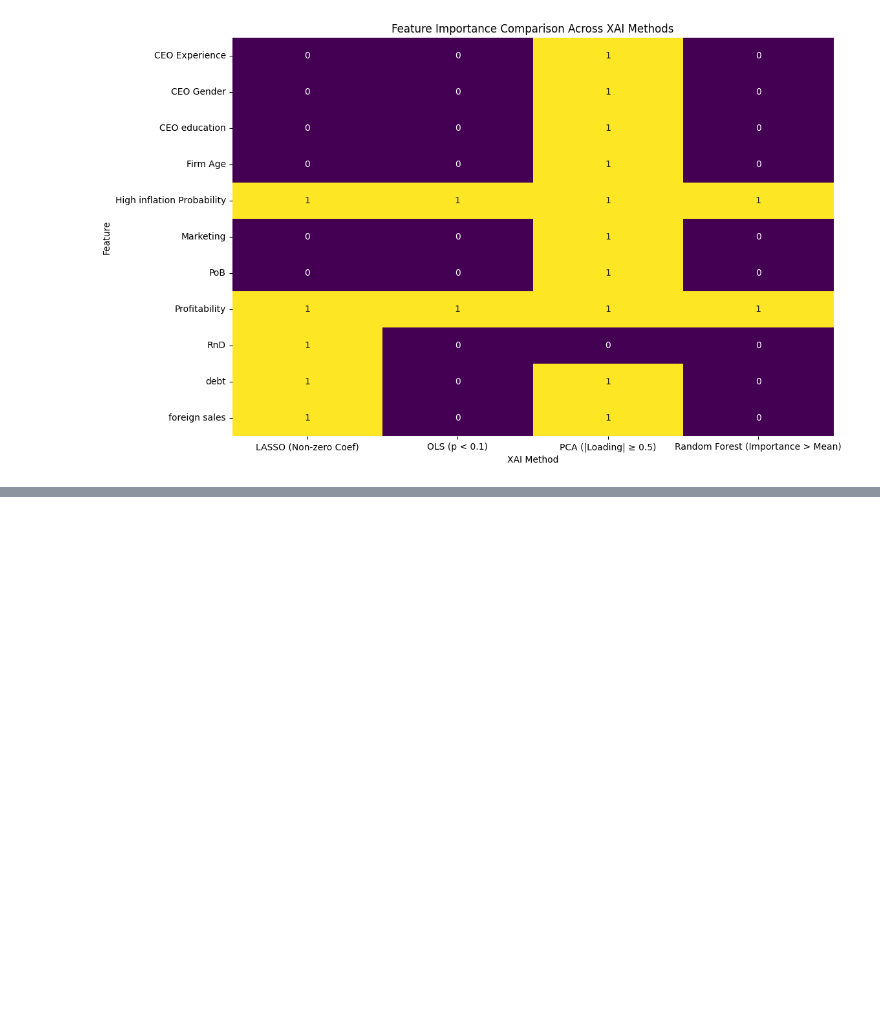
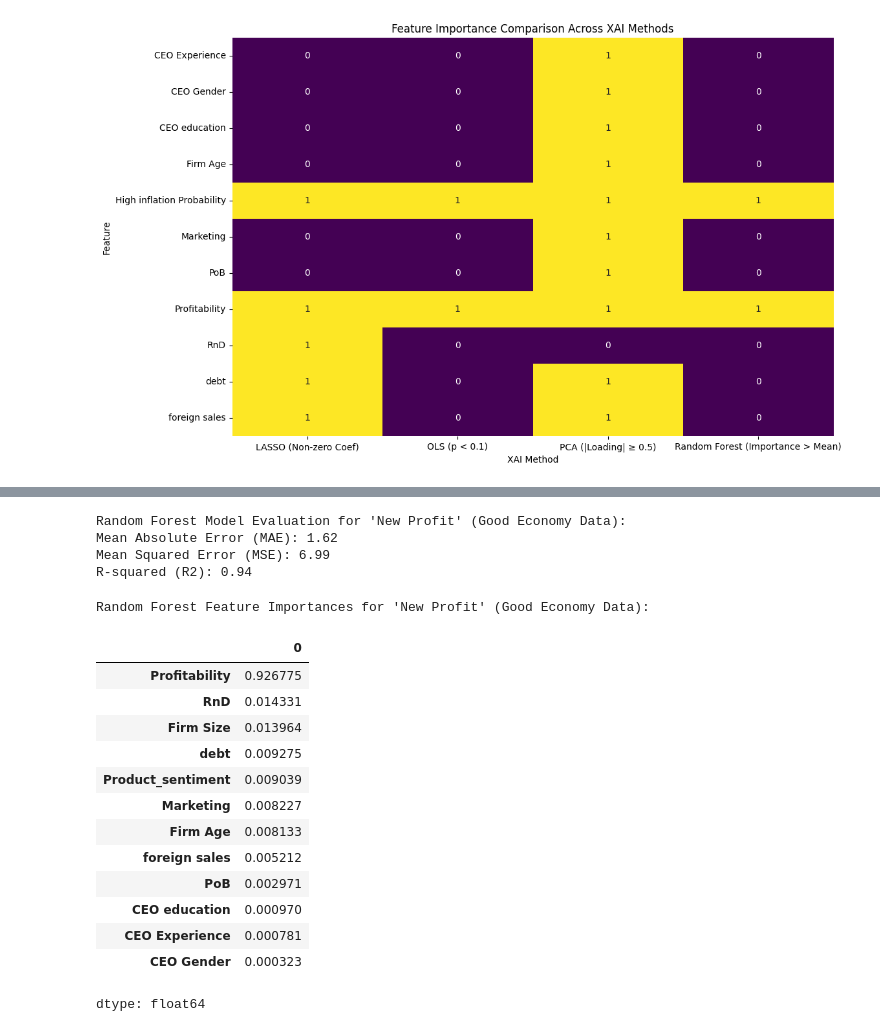
Before and after one commit to ashleyak7/MSCI-151-week-1-workshops, a Jupyter notebook: CW4_AAK.ipynb, the cells around one changed output, grey strips where cells are left out. Cells and saved outputs as stored; diff of their text form; code cells hidden in the pictures; blank space fills up the shorter version.

```diff
--- a/CW4_AAK.ipynb
+++ b/CW4_AAK.ipynb
@@ -960,0 +974,71 @@ plt.show()
+# %%
+from sklearn.model_selection import train_test_split
+from sklearn.ensemble import RandomForestRegressor
+from sklearn.metrics import mean_absolute_error, mean_squared_error, r2_score
+import pandas as pd
+
+# Load the dataframe
+excel_file_path = '/content/sample_data/good economy cw4.xlsx' # Updated file path
+df = pd.read_excel(excel_file_path)
+
+# Define features (X) and target (y)
+# Update feature columns to match the 'good economy' dataset, removing 'High inflation Probability'
+feature_cols_good_economy = ['Profitability', 'debt', 'RnD', 'Firm Age', 'Firm Size', 'CEO Experience', 'foreign sales', 'CEO education',  'CEO Gender', 'Marketing', 'Product_sentiment', 'PoB']
+X_good_economy = df[feature_cols_good_economy]
+y_good_economy = df['New Profit']
+
+# Split data into training and testing sets (80/20 rule)
+X_train_good_economy, X_test_good_economy, y_train_good_economy, y_test_good_economy = train_test_split(
+    X_good_economy, y_good_economy, test_size=0.2, random_state=42
+)
+
+# Train a Random Forest Regressor model
+model_good_economy = RandomForestRegressor(n_estimators=100, random_state=42)
+model_good_economy.fit(X_train_good_economy, y_train_good_economy)
+
+# Make predictions on the test set
+y_pred_good_economy = model_good_economy.predict(X_test_good_economy)
+
+# Evaluate the model
+mae_good_economy = mean_absolute_error(y_test_good_economy, y_pred_good_economy)
+mse_good_economy = mean_squared_error(y_test_good_economy, y_pred_good_economy)
+r2_good_economy = r2_score(y_test_good_economy, y_pred_good_economy)
+
+print(f"Random Forest Model Evaluation for 'New Profit' (Good Economy Data):")
+print(f"Mean Absolute Error (MAE): {mae_good_economy:.2f}")
+print(f"Mean Squared Error (MSE): {mse_good_economy:.2f}")
+print(f"R-squared (R2): {r2_good_economy:.2f}")
+# %% [output]
+Random Forest Model Evaluation for 'New Profit' (Good Economy Data):
+Mean Absolute Error (MAE): 1.62
+Mean Squared Error (MSE): 6.99
+R-squared (R2): 0.94
+# %%
+# Get feature importances from the trained Random Forest model
+feature_importances_good_economy = model_good_economy.feature_importances_
+
+# Create a pandas Series for better visualization
+feature_importance_series_good_economy = pd.Series(feature_importances_good_economy, index=X_good_economy.columns)
+
+# Sort the features by importance
+sorted_feature_importances_good_economy = feature_importance_series_good_economy.sort_values(ascending=False)
+
+# Print the feature importance scores
+print("Random Forest Feature Importances for 'New Profit' (Good Economy Data):")
+display(sorted_feature_importances_good_economy)
+# %% [output]
+Random Forest Feature Importances for 'New Profit' (Good Economy Data):
+|  | 0 |
+| Profitability | 0.926775 |
+| RnD | 0.014331 |
+| Firm Size | 0.013964 |
+| debt | 0.009275 |
+| Product_sentiment | 0.009039 |
+| Marketing | 0.008227 |
+| Firm Age | 0.008133 |
+| foreign sales | 0.005212 |
+| PoB | 0.002971 |
+| CEO education | 0.000970 |
+| CEO Experience | 0.000781 |
+| CEO Gender | 0.000323 |
+dtype: float64
```
Also changed, not shown: parts of 9 cells of this notebook.
